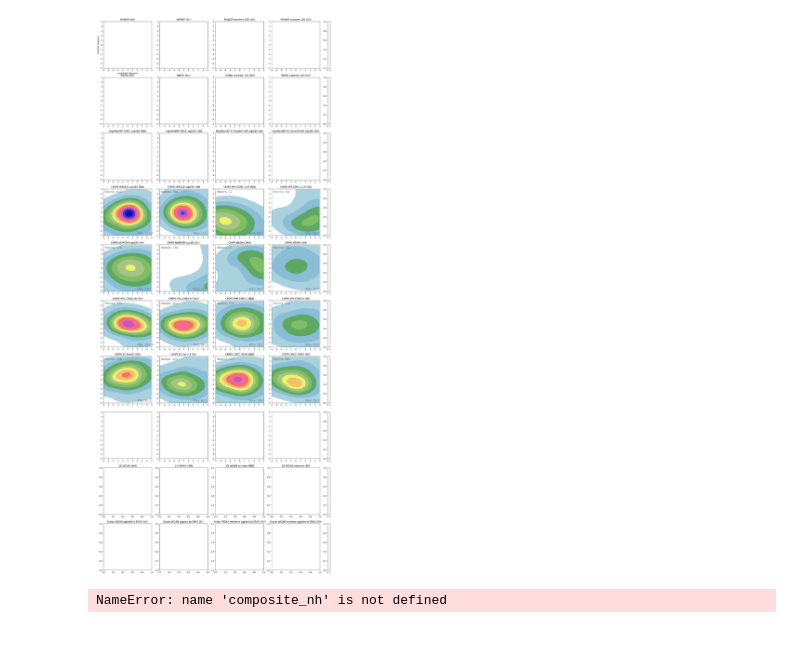
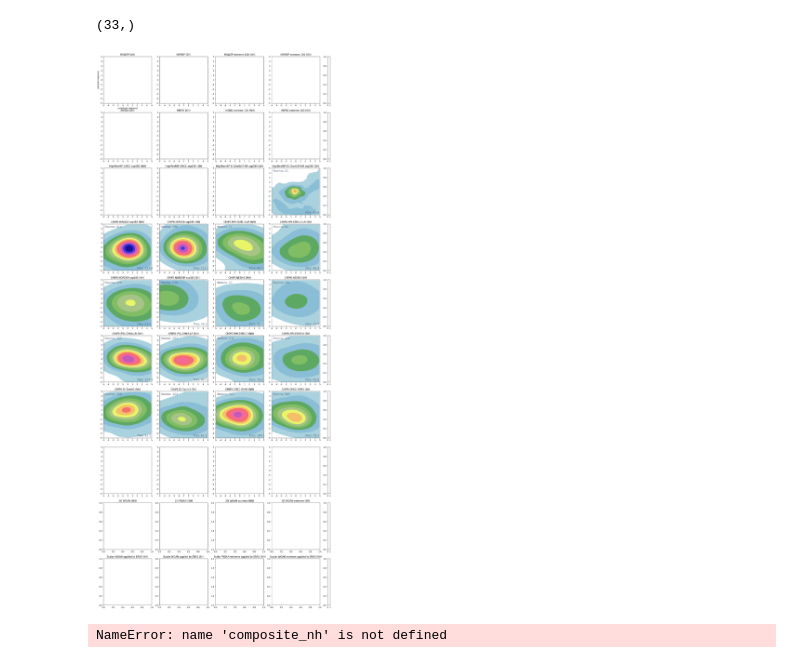
Before and after one commit to vosps/tropical_cyclone, a Jupyter notebook: tracking/2_composite_rain_ssp585.ipynb, the cells around one changed output. Saved outputs shown, nothing was run; the diff lists cells and outputs as text; code cells hidden in the pictures.

Commit message:
updates to composite rainfall

```diff
--- a/tracking/2_composite_rain_ssp585.ipynb
+++ b/tracking/2_composite_rain_ssp585.ipynb
@@ -61,12 +61,12 @@ meta_og = pd.read_csv('/user/work/al18709/tc_data_mswep_40/valid_meta.csv')
 # meta_ecearthhr_ssp585_NH = pd.DataFrame({'sid':ecearthhr_ssp585_NH_sids.sid ,'centre_lat':ecearthhr_ssp585_NH_lats[:,4], 'centre_lon':ecearthhr_ssp585_NH_lons[:,4]})
 
 # # load HighResMIP EC-EARTH-3P-HR ssp585 SH
-# ecearthhr_ssp585_SH_rain = np.load('/user/home/al18709/work/CMIP6/HighResMIP/EC-Earth3P-HR/storm_rain/ssp585/storm_rain_SH.npy')
-# ecearthhr_ssp585_SH_lats = np.load('/user/home/al18709/work/CMIP6/HighResMIP/EC-Earth3P-HR/storm_rain/ssp585/storm_lats_SH.npy')
-# ecearthhr_ssp585_SH_lons = np.load('/user/home/al18709/work/CMIP6/HighResMIP/EC-Earth3P-HR/storm_rain/ssp585/storm_lons_SH.npy')
-# ecearthhr_ssp585_SH_sids = pd.read_csv('/user/home/al18709/work/CMIP6/HighResMIP/EC-Earth3P-HR/storm_rain/ssp585/storm_sid_SH.csv')
-# print(ecearthhr_ssp585_SH_sids.sid.shape)
-# meta_ecearthhr_ssp585_SH = pd.DataFrame({'sid':ecearthhr_ssp585_SH_sids.sid ,'centre_lat':ecearthhr_ssp585_SH_lats[:,4], 'centre_lon':ecearthhr_ssp585_SH_lons[:,4]})
+ecearthhr_ssp585_SH_rain = np.load('/user/home/al18709/work/CMIP6/HighResMIP/EC-Earth3P-HR/storm_rain/ssp585/storm_rain_SH.npy')
+ecearthhr_ssp585_SH_lats = np.load('/user/home/al18709/work/CMIP6/HighResMIP/EC-Earth3P-HR/storm_rain/ssp585/storm_lats_SH.npy')
+ecearthhr_ssp585_SH_lons = np.load('/user/home/al18709/work/CMIP6/HighResMIP/EC-Earth3P-HR/storm_rain/ssp585/storm_lons_SH.npy')
+ecearthhr_ssp585_SH_sids = pd.read_csv('/user/home/al18709/work/CMIP6/HighResMIP/EC-Earth3P-HR/storm_rain/ssp585/storm_sid_SH.csv')
+print(ecearthhr_ssp585_SH_sids.sid.shape)
+meta_ecearthhr_ssp585_SH = pd.DataFrame({'sid':ecearthhr_ssp585_SH_sids.sid ,'centre_lat':ecearthhr_ssp585_SH_lats[:,4], 'centre_lon':ecearthhr_ssp585_SH_lons[:,4]})
 
 # # load CMIP6 ssp585 dataset
 miroc6_ssp585_rain = np.load('/user/home/al18709/work/CMIP6/MIROC6/storm_rain/ssp585/storm_rain_NH.npy')
@@ -158,6 +158,8 @@ ecearth_ssp585_lats_SH = np.load('/user/home/al18709/work/CMIP6/EC-Earth3/storm_
 ecearth_ssp585_lons_SH = np.load('/user/home/al18709/work/CMIP6/EC-Earth3/storm_rain/ssp585/storm_lons_SH.npy')
 ecearth_ssp585_sids_SH = pd.read_csv('/user/home/al18709/work/CMIP6/EC-Earth3/storm_rain/ssp585/storm_sid_SH.csv')
 meta_ecearth_ssp585_SH = pd.DataFrame({'sid':ecearth_ssp585_sids_SH.sid ,'centre_lat':ecearth_ssp585_lats_SH[:,4], 'centre_lon':ecearth_ssp585_lons_SH[:,4]})
+# %% [output]
+(33,)
 # %%
 # CMIP6 CMCC_LR
 cmcclr_ssp585_rain = np.load('/user/home/al18709/work/CMIP6/CMCC-ESM2/storm_rain/ssp585/storm_rain_NH.npy')
@@ -337,6 +339,8 @@ def generate_composite_rainfall(meta,rain,ibtracks=False,time_sample_rate=False,
 
 # composite_ecearthhr_ssp585_NH,_,nstorms_ecearthhr_ssp585_nh,_ = generate_composite_rainfall(meta_ecearthhr_ssp585_NH,np.expand_dims(ecearthhr_ssp585_NH_rain,axis=-1),ibtracks=False,time_sample_rate=6)
 # _,composite_ecearthhr_ssp585_SH,_,nstorms_ecearthhr_ssp585_sh = generate_composite_rainfall(meta_ecearthhr_ssp585_SH,np.expand_dims(ecearthhr_ssp585_SH_rain,axis=-1),ibtracks=False,time_sample_rate=6)
+# composite_ecearthhr_ssp585_NH,_,nstorms_ecearthhr_ssp585_nh,_ = generate_composite_rainfall(meta_ecearthhr_ssp585_NH,np.expand_dims(ecearthhr_ssp585_NH_rain,axis=-1),ibtracks=False,time_sample_rate=6)
+_,composite_ecearthhr_ssp585_SH,_,nstorms_ecearthhr_ssp585_sh = generate_composite_rainfall(meta_ecearthhr_ssp585_SH,np.expand_dims(ecearthhr_ssp585_SH_rain,axis=-1),ibtracks=False,time_sample_rate=6)
 
 # CMIP6
 composite_miroc6_ssp585_nh,_,nstorms_miroc6_ssp585_nh,_ = generate_composite_rainfall(meta_miroc6_ssp585,np.expand_dims(miroc6_ssp585_rain,axis=-1),ibtracks=False,time_sample_rate=6)
@@ -411,9 +415,9 @@ fig,axes = plt.subplots(10,5,figsize=(20.5, 50),gridspec_kw={'width_ratios': [1,
 # im_5b = axes[2,2].contourf(composite_ecearthhr_ssp585_NH,cmap=precip_cmap,levels=[0,10,20,30,40,50,60,70,80,90,100,110,120,130,140],extend='max')
 # axes[2,2].annotate('Max: %.1f' % np.max(composite_ecearthhr_ssp585_NH), xy = (90,90), xytext=(70,3),fontsize=14, color='#586985')
 # axes[2,2].annotate('Storms: %.0f' % nstorms_ecearthhr_ssp585_nh, xy = (90,90), xytext=(3,92),fontsize=14, color='#586985')
-# im_6b = axes[2,3].contourf(composite_ecearthhr_ssp585_SH,cmap=precip_cmap,levels=[0,10,20,30,40,50,60,70,80,90,100,110,120,130,140],extend='max')
-# axes[2,3].annotate('Max: %.1f' % np.max(composite_ecearthhr_ssp585_SH), xy = (90,90), xytext=(70,3),fontsize=14, color='#586985')
-# axes[2,3].annotate('Storms: %.0f' % nstorms_ecearthhr_ssp585_sh, xy = (90,90), xytext=(3,92),fontsize=14, color='#586985')
+im_6b = axes[2,3].contourf(composite_ecearthhr_ssp585_SH,cmap=precip_cmap,levels=[0,10,20,30,40,50,60,70,80,90,100,110,120,130,140],extend='max')
+axes[2,3].annotate('Max: %.1f' % np.max(composite_ecearthhr_ssp585_SH), xy = (90,90), xytext=(70,3),fontsize=14, color='#586985')
+axes[2,3].annotate('Storms: %.0f' % nstorms_ecearthhr_ssp585_sh, xy = (90,90), xytext=(3,92),fontsize=14, color='#586985')
 
 # CMIP6 ssp585
 im_7 = axes[3,0].contourf(composite_miroc6_ssp585_nh,cmap=precip_cmap,levels=[0,10,20,30,40,50,60,70,80,90,100,110,120,130,140],extend='max')
@@ -567,34 +571,34 @@ axes[6,3].set_title('CMIP6 CMCC-ESM2 (SH)')
 # axes[7,0].set_title('CMIP6 BCC-CSM2-MR (NH)')
 # axes[7,1].set_title('CMIP6 BCC-CSM2-MR (SH)')
 
 
 axes[8,0].set_title('2D WGAN (NH)')
 axes[8,1].set_title('2D WGAN (SH)')
 axes[8,2].set_title('2D WGAN extreme (NH)')
 axes[8,3].set_title('2D WGAN extreme (SH)')
 
 axes[9,0].set_title('Scalar WGAN applied to ERA5 (NH)')
 axes[9,1].set_title('Scalar WGAN applied to ERA5 (SH)')
 axes[9,2].set_title('Scalar WGAN extreme applied to ERA5 (NH)')
 axes[9,3].set_title('Scalar WGAN extreme applied to ERA5 (SH)')
 
 
 
 
 # plt.colorbar(im_2,ticks=[0,20,40,60,80,100,120,140],cax=axes[0,4])
 # plt.colorbar(im_5,ticks=[0,20,40,60,80,100,120,140],cax=axes[1,4])
 # plt.colorbar(im_5,ticks=[0,20,40,60,80,100,120,140],cax=axes[2,4])
 # plt.colorbar(im_5,ticks=[0,20,40,60,80,100,120,140],cax=axes[3,4])
 # plt.colorbar(im_5,ticks=[0,20,40,60,80,100,120,140],cax=axes[4,4])
 # plt.colorbar(im_5,ticks=[0,20,40,60,80,100,120,140],cax=axes[5,4])
 # plt.colorbar(im_5,ticks=[0,20,40,60,80,100,120,140],cax=axes[6,4])
 # plt.colorbar(im_5,ticks=[0,20,40,60,80,100,120,140],cax=axes[7,4])
 # plt.colorbar(im_5,ticks=[0,20,40,60,80,100,120,140],cax=axes[8,4])
 
 
 plt.savefig('composite_rain_ssp.png',bbox_inches='tight')
 # %% [output]
-[figure, old version]
+[figure, new version]
 # %%
 # method for composite rain plot:
 # for each storm, sum up the rain along its track, centred on centre of TC.
```
Also changed, not shown: 4 other files.
